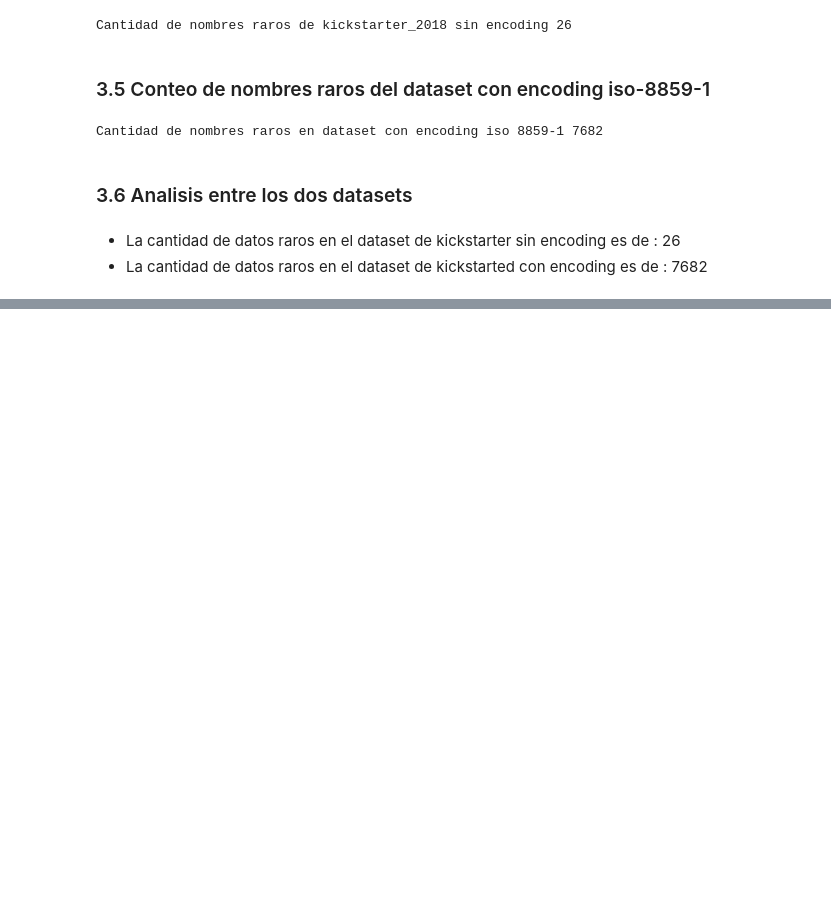
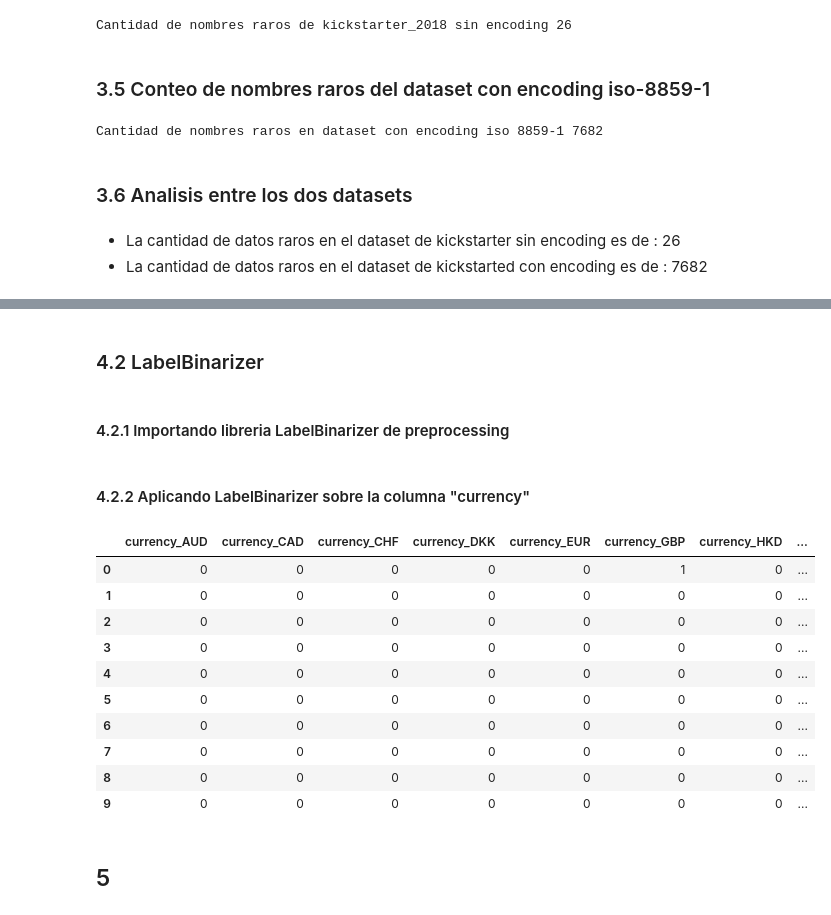
Before and after one commit to abernalc/diplodatos2019, a Jupyter notebook: AnalisisYCuracion/ejercicio3/ejercicio3.ipynb, the cells around one changed output, grey strips where cells are left out. Drawn from its saved outputs; the diff is of its cells as text; code cells hidden in the pictures; blank space fills up the shorter version.

```diff
--- a/AnalisisYCuracion/ejercicio3/ejercicio3.ipynb
+++ b/AnalisisYCuracion/ejercicio3/ejercicio3.ipynb
@@ -129,0 +138,16 @@ Cantidad de nombres raros en dataset con encoding iso 8859-1 7682
+# %%
+columna = 'currency'
+
+file = "kickstarter-projects/ks-projects-201801.csv"
+kickstarter_2018 = pandas.read_csv(file, parse_dates=["deadline","launched"], index_col=['ID'])
+
+# Preparando columna currency para aplicar labelEncoder
+labelEncoder = preprocessing.LabelEncoder()
+labelEncoder.fit(kickstarter_2018[columna])
+
+## se visualiza el mapa de encode
+dict(zip(labelEncoder.classes_, labelEncoder.transform(labelEncoder.classes_)))
+
+# Aplicando Label encoder sobre el campo currency
+kickstarter_2018[columna] = labelEncoder.transform(kickstarter_2018[columna])
+kickstarter_2018.head()
@@ -129,0 +164,3 @@ Cantidad de nombres raros en dataset con encoding iso 8859-1 7682
+# %%
+kickstarter_2018[columna] = labelEncoder.inverse_transform(kickstarter_2018[columna])
+kickstarter_2018.head()
@@ -129,0 +175,4 @@ Cantidad de nombres raros en dataset con encoding iso 8859-1 7682
+# %% [markdown]
+### 4.2 LabelBinarizer
+# %% [markdown]
+#### 4.2.1 Importando libreria LabelBinarizer de preprocessing
@@ -129,0 +182,21 @@ Cantidad de nombres raros en dataset con encoding iso 8859-1 7682
+# %% [markdown]
+#### 4.2.2 Aplicando LabelBinarizer sobre la columna "currency"
+# %%
+columna = 'currency'
+labelBinarizer = LabelBinarizer()
+labelBinarizer_result = labelBinarizer.fit_transform(kickstarter_2018[columna])
+pandas.DataFrame(labelBinarizer_result, columns=((columna + '_') + pandas.Series(labelBinarizer.classes_))).head(10)
+# %% [output]
+|  | currency_AUD | currency_CAD | currency_CHF | currency_DKK | currency_EUR | currency_GBP | currency_HKD | ... |
+| 0 | 0 | 0 | 0 | 0 | 0 | 1 | 0 | ... |
+| 1 | 0 | 0 | 0 | 0 | 0 | 0 | 0 | ... |
+| 2 | 0 | 0 | 0 | 0 | 0 | 0 | 0 | ... |
+| 3 | 0 | 0 | 0 | 0 | 0 | 0 | 0 | ... |
+| 4 | 0 | 0 | 0 | 0 | 0 | 0 | 0 | ... |
+| 5 | 0 | 0 | 0 | 0 | 0 | 0 | 0 | ... |
+| 6 | 0 | 0 | 0 | 0 | 0 | 0 | 0 | ... |
+| 7 | 0 | 0 | 0 | 0 | 0 | 0 | 0 | ... |
+| 8 | 0 | 0 | 0 | 0 | 0 | 0 | 0 | ... |
+| 9 | 0 | 0 | 0 | 0 | 0 | 0 | 0 | ... |
+# %% [markdown]
+## 5
```
Also changed, not shown: parts of 9 cells of this notebook.
